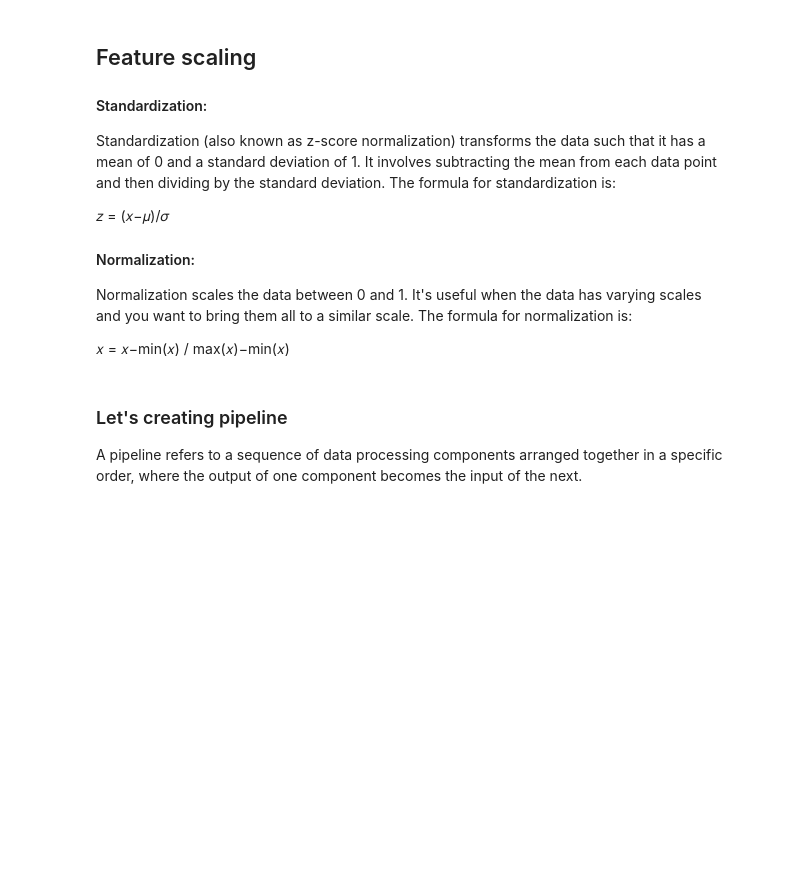
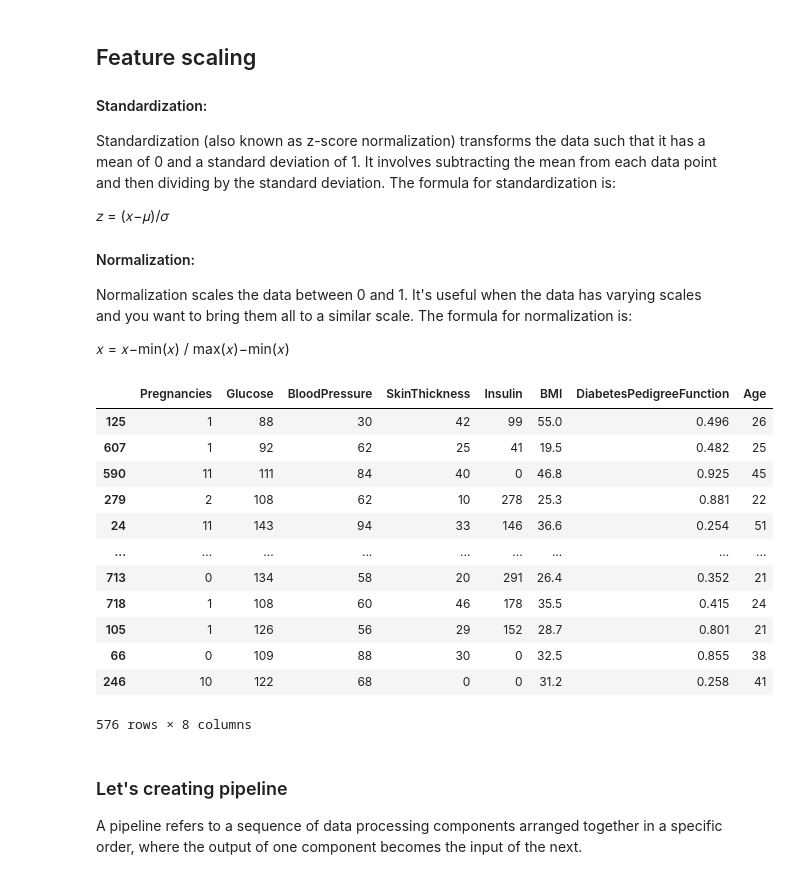
Before and after one commit to Namachivayam2001/Medication-Remainder, a Jupyter notebook: features-ML/diabetis_prediction/diabetic_prediction_notebook.ipynb, the cells around one changed output. Saved outputs shown, nothing was run; the diff lists cells and outputs as text; code cells hidden in the pictures; blank space fills up the shorter version.

```diff
--- a/features-ML/diabetis_prediction/diabetic_prediction_notebook.ipynb
+++ b/features-ML/diabetis_prediction/diabetic_prediction_notebook.ipynb
@@ -74,6 +95,22 @@ x, y = df.iloc[:, :-1], df.iloc[:, -1]
 # %%
 # Split the data as train and test
 x_train, x_test, y_train, y_test = train_test_split(x, y)
+# %%
+x_train
+# %% [output]
+|  | Pregnancies | Glucose | BloodPressure | SkinThickness | Insulin | BMI | DiabetesPedigreeFunction | Age |
+| 125 | 1 | 88 | 30 | 42 | 99 | 55.0 | 0.496 | 26 |
+| 607 | 1 | 92 | 62 | 25 | 41 | 19.5 | 0.482 | 25 |
+| 590 | 11 | 111 | 84 | 40 | 0 | 46.8 | 0.925 | 45 |
+| 279 | 2 | 108 | 62 | 10 | 278 | 25.3 | 0.881 | 22 |
+| 24 | 11 | 143 | 94 | 33 | 146 | 36.6 | 0.254 | 51 |
+| ... | ... | ... | ... | ... | ... | ... | ... | ... |
+| 713 | 0 | 134 | 58 | 20 | 291 | 26.4 | 0.352 | 21 |
+| 718 | 1 | 108 | 60 | 46 | 178 | 35.5 | 0.415 | 24 |
+| 105 | 1 | 126 | 56 | 29 | 152 | 28.7 | 0.801 | 21 |
+| 66 | 0 | 109 | 88 | 30 | 0 | 32.5 | 0.855 | 38 |
+| 246 | 10 | 122 | 68 | 0 | 0 | 31.2 | 0.258 | 41 |
+576 rows × 8 columns
 # %% [markdown]
 ### Let's creating pipeline
 A pipeline refers to a sequence of data processing components arranged together in a specific order, where the output of one component becomes the input of the next.
```
Also changed, not shown: parts of 2 cells of this notebook, 29 other files.
